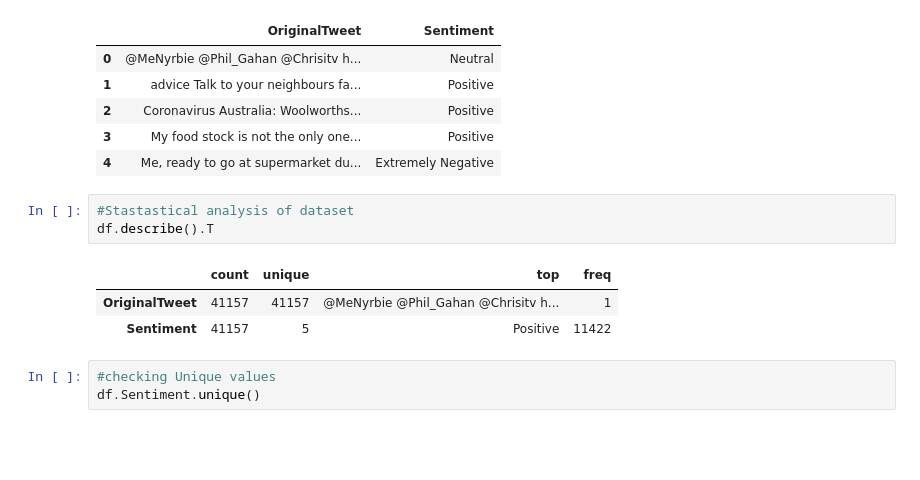
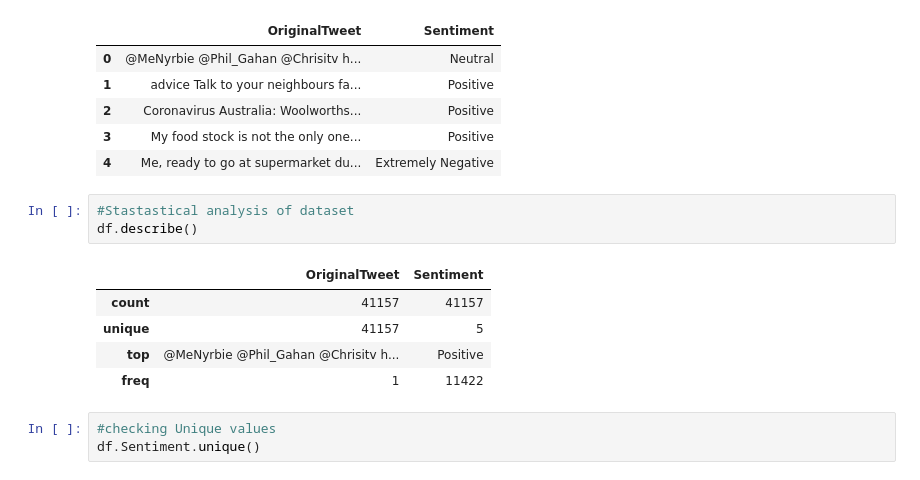
Before and after one commit to AnkitWalde/Coronavirus-Tweet-Sentiment-Analysis, a Jupyter notebook: Coronavirus_Tweet_Sentiment_Analysis_Capstone_Project.ipynb, the cells around one changed output. Drawn from its saved outputs; the diff is of its cells as text; blank space fills up the shorter version.

```diff
--- a/Coronavirus_Tweet_Sentiment_Analysis_Capstone_Project.ipynb
+++ b/Coronavirus_Tweet_Sentiment_Analysis_Capstone_Project.ipynb
@@ -94,11 +97,13 @@ df.head()
 | 4 | Me, ready to go at supermarket du... | Extremely Negative |
 # %%
 #Stastastical analysis of dataset
-df.describe().T
+df.describe()
 # %% [output]
-|  | count | unique | top | freq |
-| OriginalTweet | 41157 | 41157 | @MeNyrbie @Phil_Gahan @Chrisitv h... | 1 |
-| Sentiment | 41157 | 5 | Positive | 11422 |
+|  | OriginalTweet | Sentiment |
+| count | 41157 | 41157 |
+| unique | 41157 | 5 |
+| top | @MeNyrbie @Phil_Gahan @Chrisitv h... | Positive |
+| freq | 1 | 11422 |
 # %%
 #checking Unique values
 df.Sentiment.unique()
```
Also changed, not shown: parts of 13 cells of this notebook.
